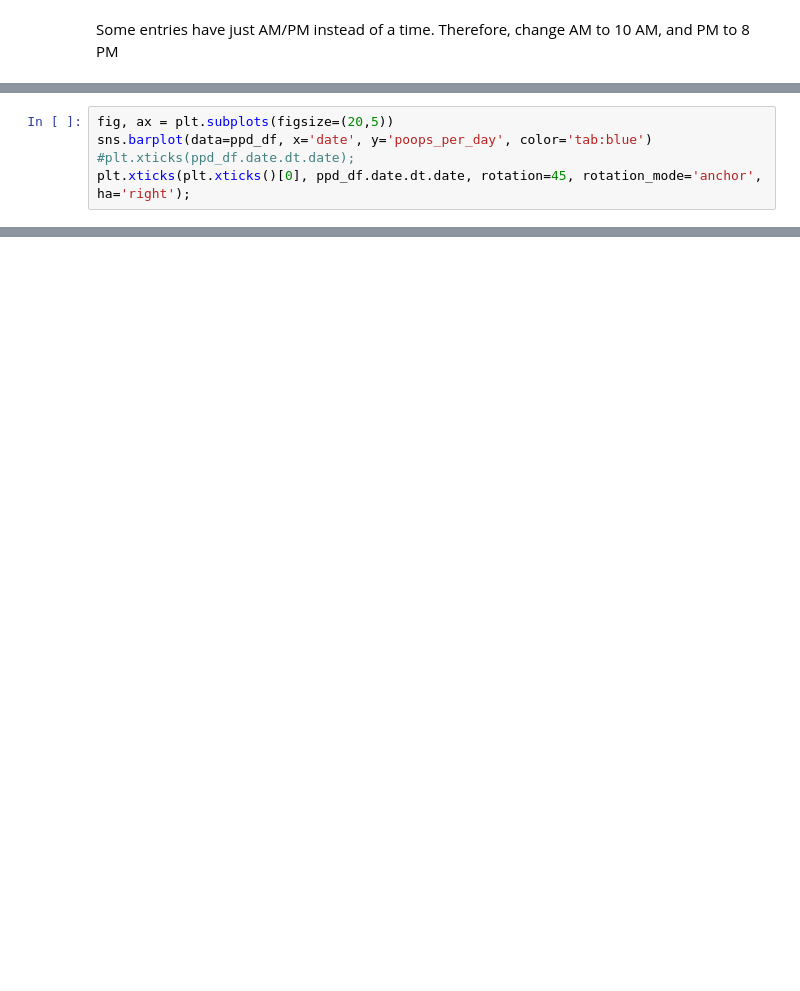
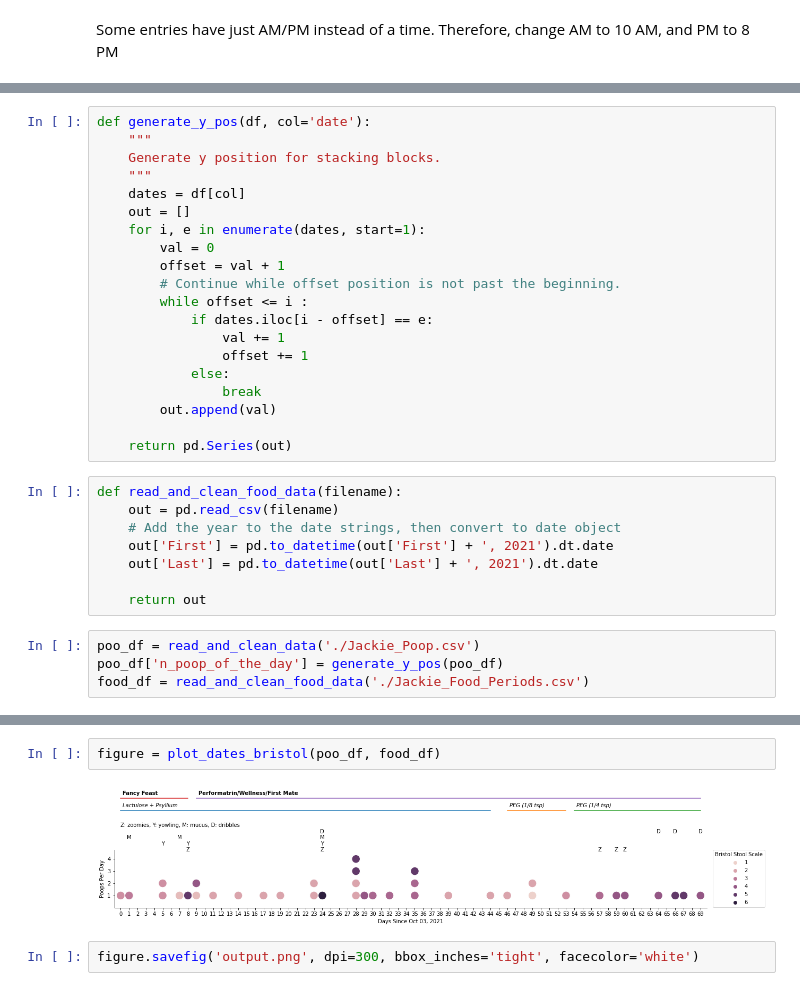
Before and after one commit to andrewKOwong/cat-poo-tracking, a Jupyter notebook: poop_tracking_jackie_the_cat.ipynb, the cells around one changed output, grey strips where cells are left out. Cells and saved outputs as stored; diff of their text form; blank space fills up the shorter version.

Commit message:
Add combined data plot.

```diff
--- a/poop_tracking_jackie_the_cat.ipynb
+++ b/poop_tracking_jackie_the_cat.ipynb
@@ -91,5 +65,0 @@ plt.legend();
-# %%
-fig, ax = plt.subplots(figsize=(20,5))
-sns.barplot(data=ppd_df, x='date', y='poops_per_day', color='tab:blue')
-#plt.xticks(ppd_df.date.dt.date);
-plt.xticks(plt.xticks()[0], ppd_df.date.dt.date, rotation=45, rotation_mode='anchor', ha='right');
@@ -132,0 +66,32 @@ df[df.date == 'Oct 12']
+# %%
+def generate_y_pos(df, col='date'):
+    """
+    Generate y position for stacking blocks.
+    """
+    dates = df[col]
+    out = []
+    for i, e in enumerate(dates, start=1):
+        val = 0
+        offset = val + 1
+        # Continue while offset position is not past the beginning.
+        while offset <= i :
+            if dates.iloc[i - offset] == e:
+                val += 1
+                offset += 1
+            else:
+                break
+        out.append(val)
+
+    return pd.Series(out)
+# %%
+def read_and_clean_food_data(filename):
+    out = pd.read_csv(filename)
+    # Add the year to the date strings, then convert to date object
+    out['First'] = pd.to_datetime(out['First'] + ', 2021').dt.date
+    out['Last'] = pd.to_datetime(out['Last'] + ', 2021').dt.date
+
+    return out
+# %%
+poo_df = read_and_clean_data('./Jackie_Poop.csv')
+poo_df['n_poop_of_the_day'] = generate_y_pos(poo_df)
+food_df = read_and_clean_food_data('./Jackie_Food_Periods.csv')
@@ -132,0 +192,6 @@ df[df.date == 'Oct 12']
+# %%
+figure = plot_dates_bristol(poo_df, food_df)
+# %% [output]
+[figure, added]
+# %%
+figure.savefig('output.png', dpi=300, bbox_inches='tight', facecolor='white')
```
Also changed, not shown: parts of 22 cells of this notebook, 3 other files.
